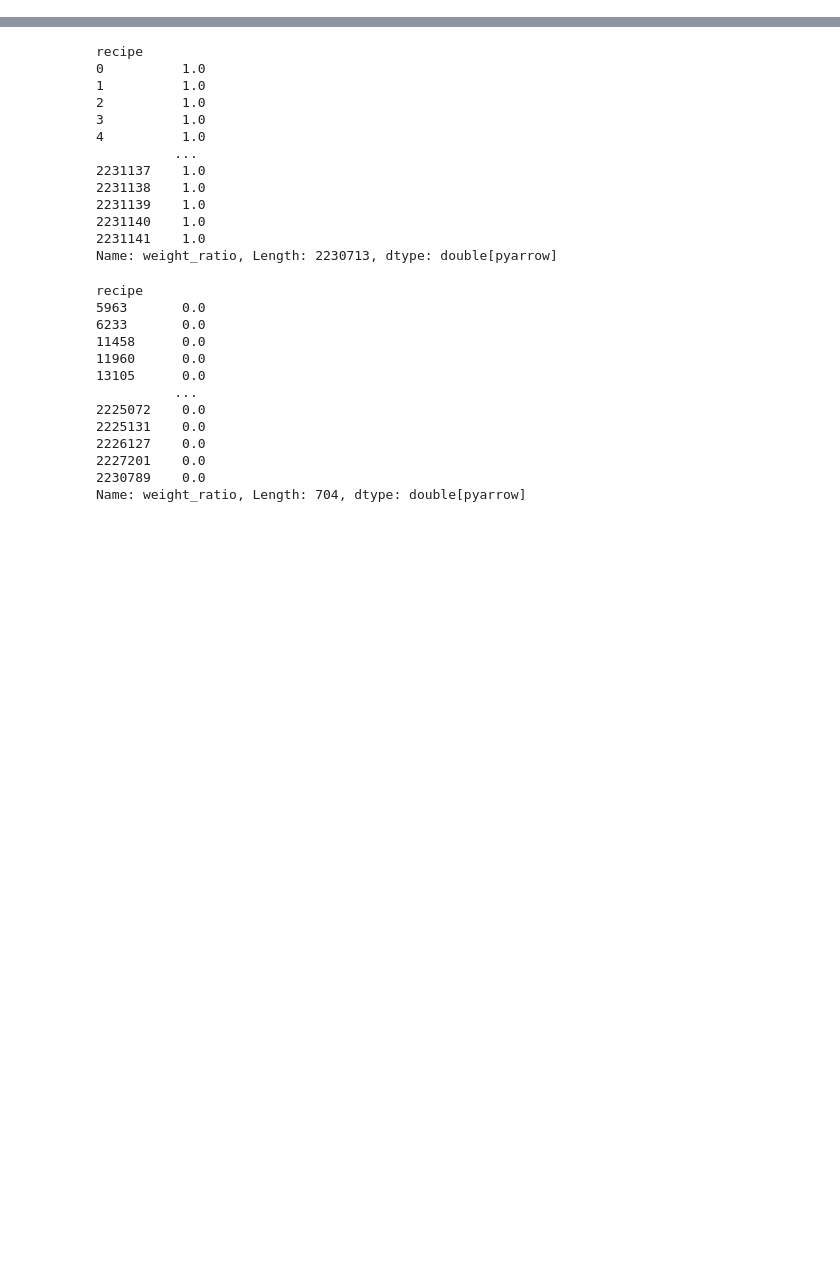
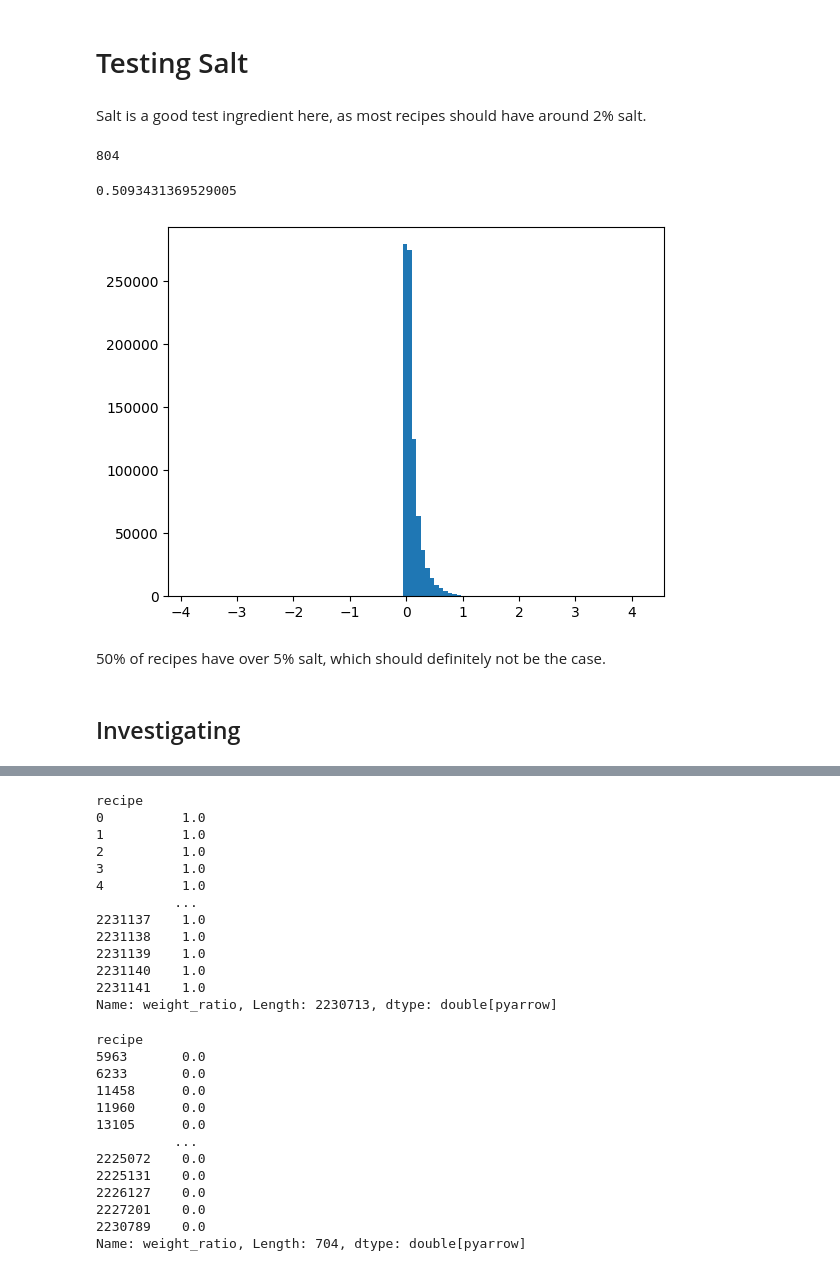
Before and after one commit to stephankostov/recipe-generator-dataset, a Jupyter notebook: notebooks/evaluation/final-weights-evaluate.ipynb, the cells around one changed output, grey strips where cells are left out. Saved outputs shown, nothing was run; the diff lists cells and outputs as text; code cells hidden in the pictures; blank space fills up the shorter version.

Commit message:
investigating salt quantity issues. Found bug in 02-denstiy-db-process unit_type tagging and fixed.
Rerun:
recipe process
density process
density matching

```diff
--- a/notebooks/evaluation/final-weights-evaluate.ipynb
+++ b/notebooks/evaluation/final-weights-evaluate.ipynb
@@ -10,0 +18,26 @@ import numpy as np
+# %% [markdown]
+# Testing Salt
+# %% [markdown]
+Salt is a good test ingredient here, as most recipes should have around 2% salt.
+# %%
+food_df = pd.read_feather(select_last_file(f'{root}/../data/local/molecule/full/food'))
+food_ids = pd.read_feather(select_last_file(f'{root}/../data/local/molecule/full/food_ids'), dtype_backend='pyarrow')
+food_weights = pd.read_feather(select_last_file(f'{root}/../data/local/density/full/weights'), dtype_backend='pyarrow')
+foods = food_ids.join(food_weights, how='inner')
+# %%
+food_df.index[food_df['name']=='salt'][0]
+# %% [output]
+804
+# %%
+foods[(foods['food_id'] == food_df.index[food_df['name']=='salt'][0]) & (foods['weight_ratio'] > 0.05)].__len__() / foods[(foods['food_id'] == food_df.index[food_df['name']=='salt'][0])].__len__()
+# %% [output]
+0.5093431369529005
+# %%
+import matplotlib.pyplot as plt
+plt.hist(foods['weight_ratio'][(foods['food_id'] == food_df.index[food_df['name']=='salt'][0])], bins=100);
+# %% [output]
+[figure, added]
+# %% [markdown]
+50% of recipes have over 5% salt, which should definitely not be the case.
+# %% [markdown]
+## Investigating
```
Also changed, not shown: parts of 16 cells of this notebook, 17 other files.
